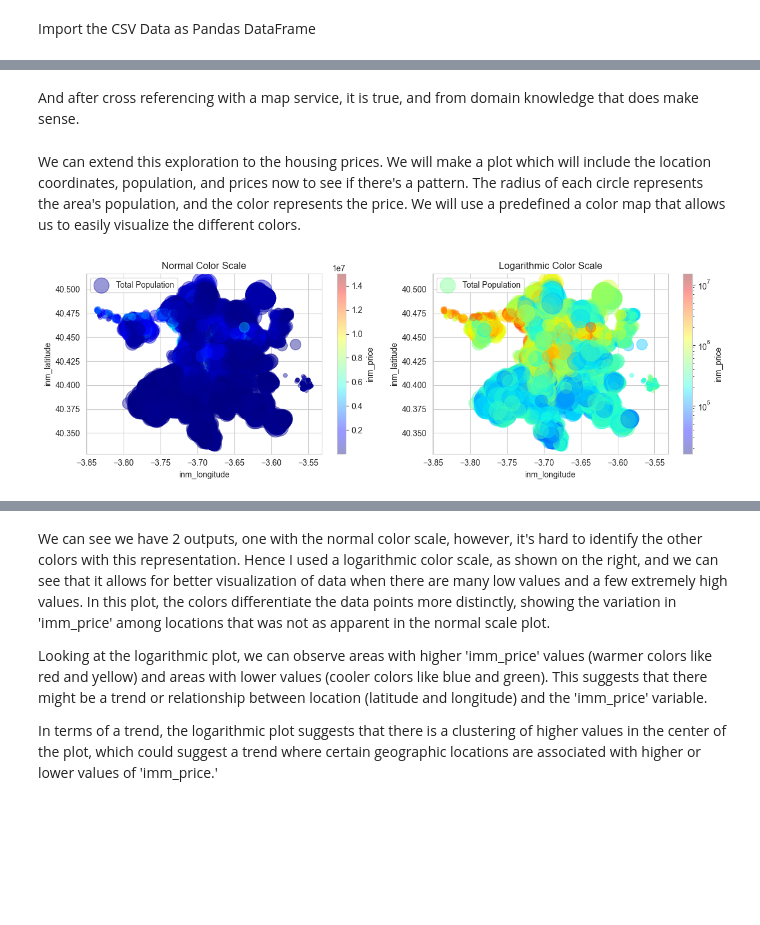
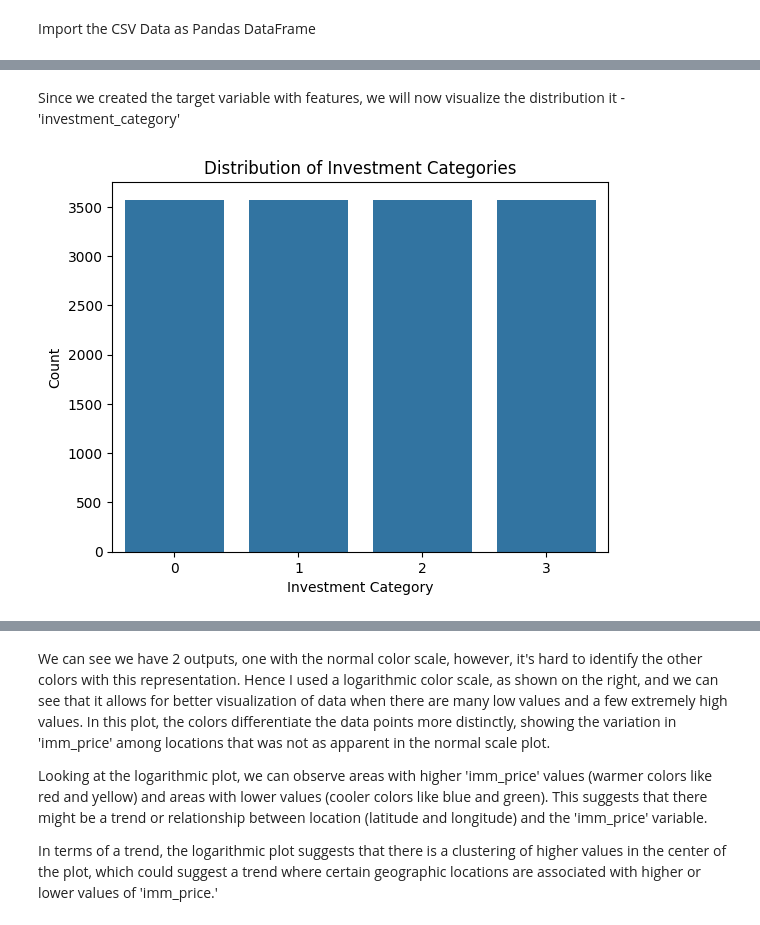
Before and after one commit to adnanbhanji/Madrid-Property-Analysis, a Jupyter notebook: 02_classification/notebooks/02_data_exploration.ipynb, the cells around one changed output, grey strips where cells are left out. Drawn from its saved outputs; the diff is of its cells as text; code cells hidden in the pictures; blank space fills up the shorter version.

```diff
--- a/02_classification/notebooks/02_data_exploration.ipynb
+++ b/02_classification/notebooks/02_data_exploration.ipynb
@@ -58,48 +40,10 @@ Now we can clearly see the high-density areas, and judging by the density toward
-# %% [markdown]
-And after cross referencing with a map service, it is true, and from domain knowledge that does make sense.
-# %% [markdown]
-We can extend this exploration to the housing prices. We will make a plot which will include the location coordinates, population, and prices now to see if there's a pattern. The radius of each circle represents the area's population, and the color represents the price. We will use a predefined a color map that allows us to easily visualize the different colors.
-# %%
-import matplotlib.pyplot as plt
-from matplotlib.colors import LogNorm
-
-# Set up the matplotlib figure with two subplots, side by side
-fig, axes = plt.subplots(nrows=1, ncols=2, figsize=(12,4))
-
-# Normal color scale scatter plot on the left
-df.plot(
-    kind="scatter",
-    x="inm_longitude",
-    y="inm_latitude",
-    alpha=0.4,
-    s=df["dem_PobTotal"]/100,  # Size of points represent population
-    label="Total Population",
-    c="inm_price",  # Color of points represent price
-    cmap=plt.get_cmap("jet"),
-    colorbar=True,
-    ax=axes[0]  # This plot will be on the first subplot
-)
-axes[0].legend()
-axes[0].set_title('Normal Color Scale')
-
-# Logarithmic color scale scatter plot on the right
-df.plot(
-    kind="scatter",
-    x="inm_longitude",
-    y="inm_latitude",
-    alpha=0.4,
-    s=df["dem_PobTotal"]/100,  # Size of points represent population
-    label="Total Population",
-    c="inm_price",  # Color of points represent price
-    cmap=plt.get_cmap("jet"),
-    colorbar=True,
-    norm=LogNorm(),  # Apply a logarithmic scale to the color map
-    ax=axes[1]  # This plot will be on the second subplot
-)
-axes[1].legend()
-axes[1].set_title('Logarithmic Color Scale')
-
-plt.tight_layout()  # Adjust the layout so the plots fit into the figure area well
-plt.show()
-# %% [output]
-[figure, removed]
+# %% [markdown]
+Since we created the target variable with features, we will now visualize the distribution it - 'investment_category'
+# %%
+sns.countplot(x='investment_category', data=df)
+plt.title('Distribution of Investment Categories')
+plt.xlabel('Investment Category')
+plt.ylabel('Count')
+plt.show()
+# %% [output]
+[figure, added]
```
Also changed, not shown: parts of 15 cells of this notebook, 1 other file.
